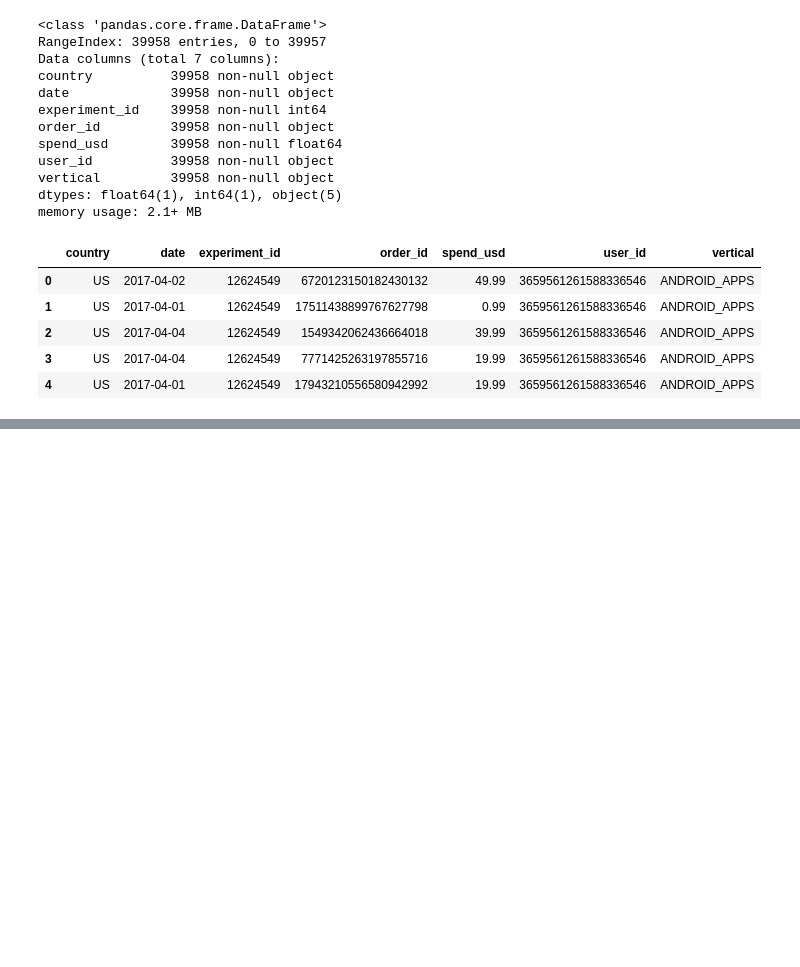
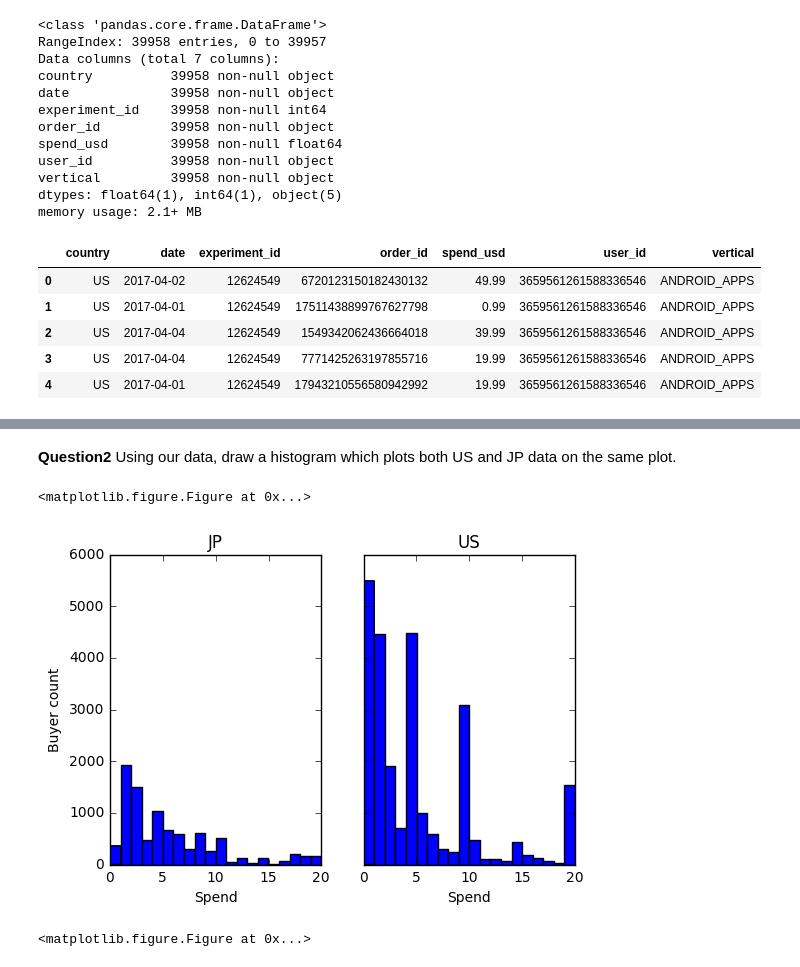
Before and after one commit to Katvava/BA_501, a Jupyter notebook: project2/HW1-BA501-Project2.ipynb, the cells around one changed output, grey strips where cells are left out. Saved outputs shown, nothing was run; the diff lists cells and outputs as text; code cells hidden in the pictures; blank space fills up the shorter version.

```diff
--- a/project2/HW1-BA501-Project2.ipynb
+++ b/project2/HW1-BA501-Project2.ipynb
@@ -141,0 +150,27 @@ Print out the cumulative % uplift on revenue, experiment vs. control. Hint: (red
+# %% [markdown]
+**Question2**
+Using our data, draw a histogram which plots both US and JP data on the same plot.
+# %%
+series_jp = orders_df["spend_usd"][(orders_df.spend_usd < 20) & (orders_df.country == "JP")]
+series_us = orders_df["spend_usd"][(orders_df.spend_usd < 20) & (orders_df.country == "US")]
+# play with it first
+fig, ax = plt.subplots(ncols=2, sharex=True, sharey=True)
+ax[0].hist(series_jp, bins=20)
+ax[1].hist(series_us, bins=20)
+
+ax[0].set_title("JP")
+ax[1].set_title("US")
+ax[0].set_ylabel("Buyer count")
+ax[0].set_xlabel("Spend")
+ax[1].set_xlabel("Spend")
+
+#titanic = pd.read_csv('titanic_data.csv')
+#survival_by_age = titanic.groupby(['Age', 'Survived']).size().unstack('Survived')
+#survival_by_age.columns = ['No', 'Yes']
+#survival_by_age.plot.bar(title='Survival by Age')
+
+plt.show()
+# %% [output]
+<matplotlib.figure.Figure at 0x...>
+[figure, added]
+<matplotlib.figure.Figure at 0x...>
```
Also changed, not shown: parts of 13 cells of this notebook.
